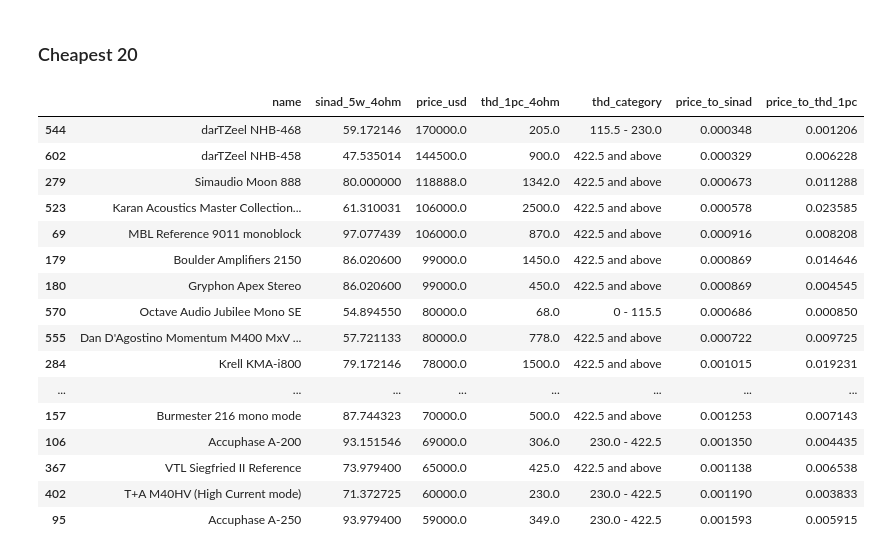
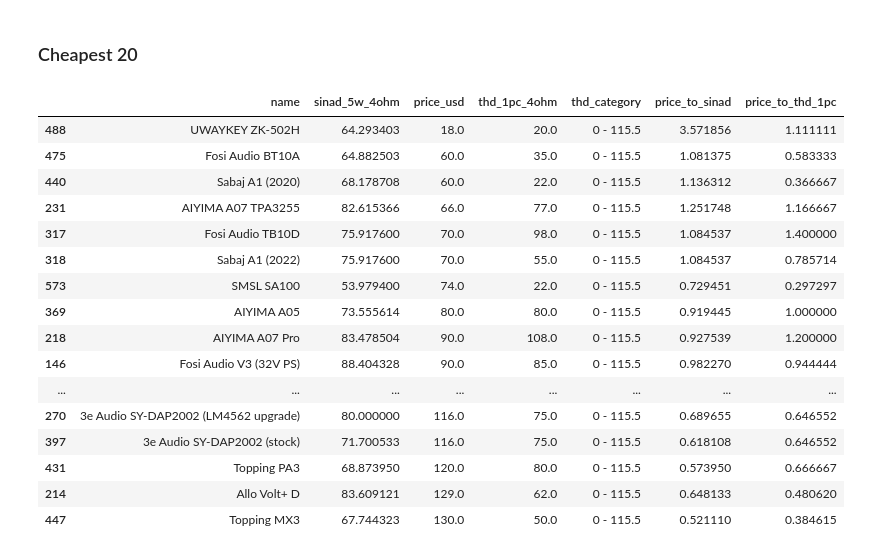
Before and after one commit to danielc92/hifi-analysis, a Jupyter notebook: parts analysis.ipynb, the cells around one changed output. Cells and saved outputs as stored; diff of their text form; code cells hidden in the pictures.

```diff
--- a/parts analysis.ipynb
+++ b/parts analysis.ipynb
@@ -398,22 +398,22 @@ data.sort_values("price_usd", ascending=False).head(20)
 # %% [markdown]
 ### Cheapest 20
 # %%
-data.sort_values("price_usd", ascending=False).head(20)
+data.sort_values("price_usd", ascending=True).head(20)
 # %% [output]
 |  | name | sinad_5w_4ohm | price_usd | thd_1pc_4ohm | thd_category | price_to_sinad | price_to_thd_1pc |
-| 544 | darTZeel NHB-468 | 59.172146 | 170000.0 | 205.0 | 115.5 - 230.0 | 0.000348 | 0.001206 |
-| 602 | darTZeel NHB-458 | 47.535014 | 144500.0 | 900.0 | 422.5 and above | 0.000329 | 0.006228 |
-| 279 | Simaudio Moon 888 | 80.000000 | 118888.0 | 1342.0 | 422.5 and above | 0.000673 | 0.011288 |
-| 523 | Karan Acoustics Master Collection... | 61.310031 | 106000.0 | 2500.0 | 422.5 and above | 0.000578 | 0.023585 |
-| 69 | MBL Reference 9011 monoblock | 97.077439 | 106000.0 | 870.0 | 422.5 and above | 0.000916 | 0.008208 |
-| 179 | Boulder Amplifiers 2150 | 86.020600 | 99000.0 | 1450.0 | 422.5 and above | 0.000869 | 0.014646 |
-| 180 | Gryphon Apex Stereo | 86.020600 | 99000.0 | 450.0 | 422.5 and above | 0.000869 | 0.004545 |
-| 570 | Octave Audio Jubilee Mono SE | 54.894550 | 80000.0 | 68.0 | 0 - 115.5 | 0.000686 | 0.000850 |
-| 555 | Dan D'Agostino Momentum M400 MxV ... | 57.721133 | 80000.0 | 778.0 | 422.5 and above | 0.000722 | 0.009725 |
-| 284 | Krell KMA-i800 | 79.172146 | 78000.0 | 1500.0 | 422.5 and above | 0.001015 | 0.019231 |
+| 488 | UWAYKEY ZK-502H | 64.293403 | 18.0 | 20.0 | 0 - 115.5 | 3.571856 | 1.111111 |
+| 475 | Fosi Audio BT10A | 64.882503 | 60.0 | 35.0 | 0 - 115.5 | 1.081375 | 0.583333 |
+| 440 | Sabaj A1 (2020) | 68.178708 | 60.0 | 22.0 | 0 - 115.5 | 1.136312 | 0.366667 |
+| 231 | AIYIMA A07 TPA3255 | 82.615366 | 66.0 | 77.0 | 0 - 115.5 | 1.251748 | 1.166667 |
+| 317 | Fosi Audio TB10D | 75.917600 | 70.0 | 98.0 | 0 - 115.5 | 1.084537 | 1.400000 |
+| 318 | Sabaj A1 (2022) | 75.917600 | 70.0 | 55.0 | 0 - 115.5 | 1.084537 | 0.785714 |
+| 573 | SMSL SA100 | 53.979400 | 74.0 | 22.0 | 0 - 115.5 | 0.729451 | 0.297297 |
+| 369 | AIYIMA A05 | 73.555614 | 80.0 | 80.0 | 0 - 115.5 | 0.919445 | 1.000000 |
+| 218 | AIYIMA A07 Pro | 83.478504 | 90.0 | 108.0 | 0 - 115.5 | 0.927539 | 1.200000 |
+| 146 | Fosi Audio V3 (32V PS) | 88.404328 | 90.0 | 85.0 | 0 - 115.5 | 0.982270 | 0.944444 |
 | ... | ... | ... | ... | ... | ... | ... | ... |
-| 157 | Burmester 216 mono mode | 87.744323 | 70000.0 | 500.0 | 422.5 and above | 0.001253 | 0.007143 |
-| 106 | Accuphase A-200 | 93.151546 | 69000.0 | 306.0 | 230.0 - 422.5 | 0.001350 | 0.004435 |
-| 367 | VTL Siegfried II Reference | 73.979400 | 65000.0 | 425.0 | 422.5 and above | 0.001138 | 0.006538 |
-| 402 | T+A M40HV (High Current mode) | 71.372725 | 60000.0 | 230.0 | 230.0 - 422.5 | 0.001190 | 0.003833 |
-| 95 | Accuphase A-250 | 93.979400 | 59000.0 | 349.0 | 230.0 - 422.5 | 0.001593 | 0.005915 |
+| 270 | 3e Audio SY-DAP2002 (LM4562 upgrade) | 80.000000 | 116.0 | 75.0 | 0 - 115.5 | 0.689655 | 0.646552 |
+| 397 | 3e Audio SY-DAP2002 (stock) | 71.700533 | 116.0 | 75.0 | 0 - 115.5 | 0.618108 | 0.646552 |
+| 431 | Topping PA3 | 68.873950 | 120.0 | 80.0 | 0 - 115.5 | 0.573950 | 0.666667 |
+| 214 | Allo Volt+ D | 83.609121 | 129.0 | 62.0 | 0 - 115.5 | 0.648133 | 0.480620 |
+| 447 | Topping MX3 | 67.744323 | 130.0 | 50.0 | 0 - 115.5 | 0.521110 | 0.384615 |
```
